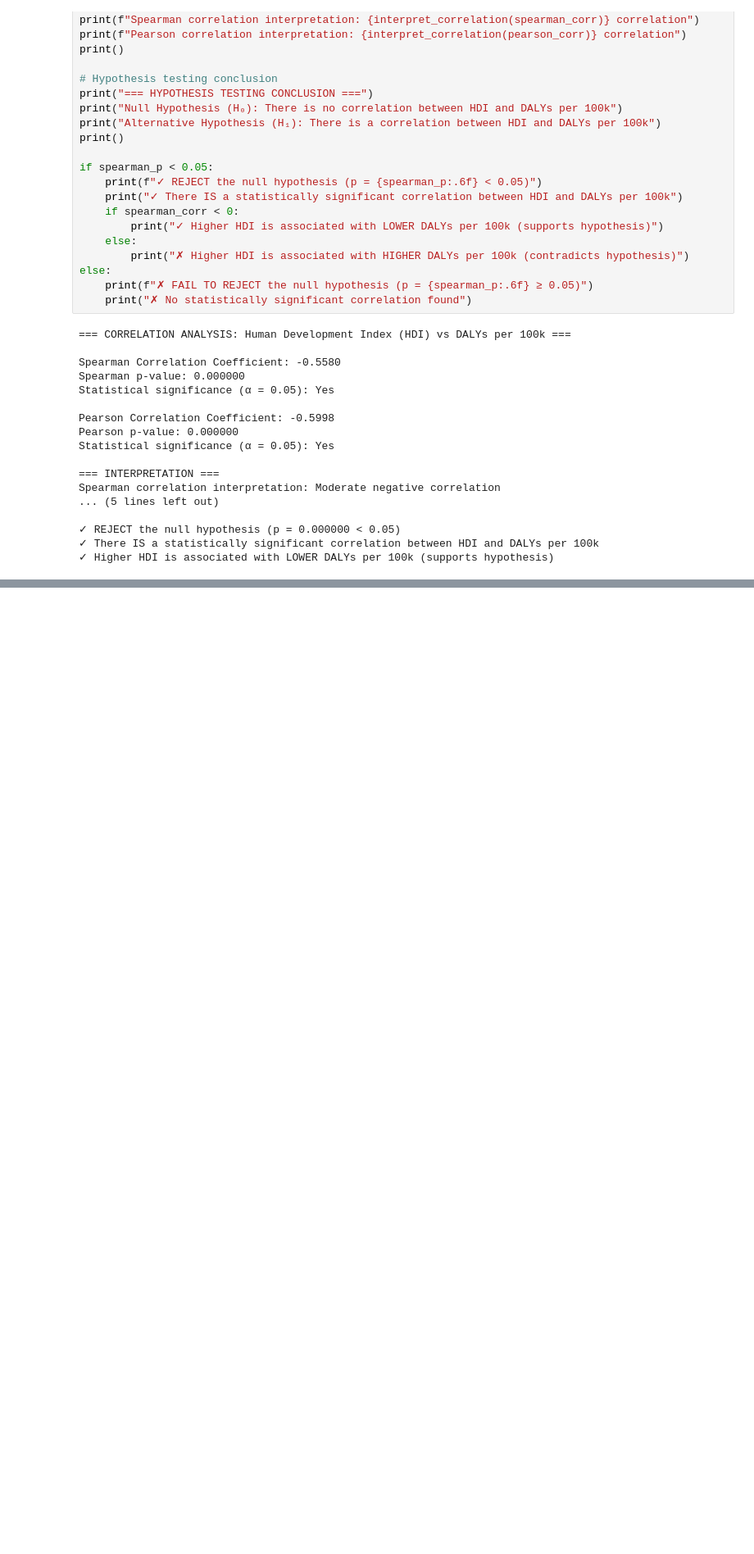
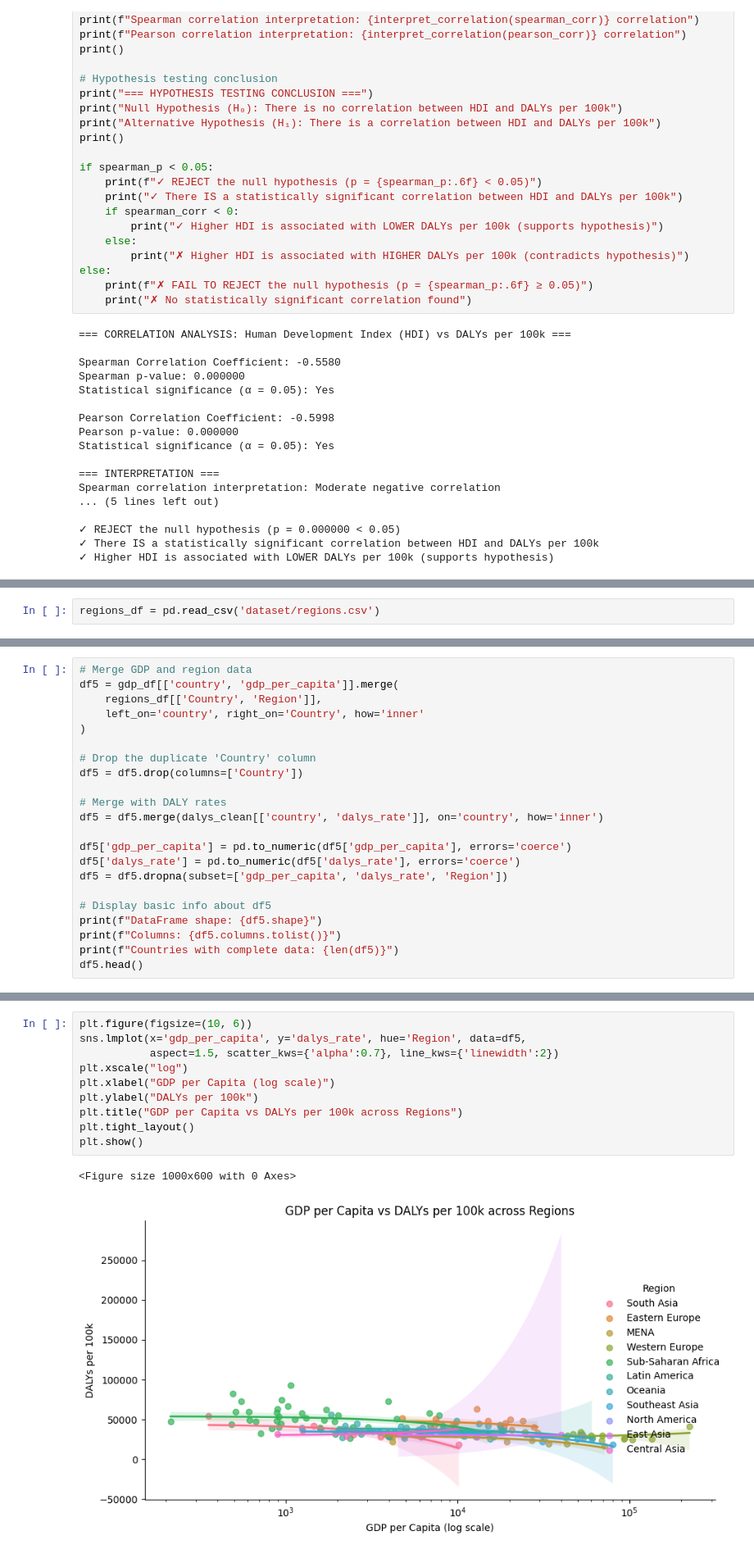
Before and after one commit to AimanIskndr/bdata-daly-socioeconomic, a Jupyter notebook: analysis.ipynb, the cells around one changed output, grey strips where cells are left out. Shown: that part at 82% size. Saved outputs shown, nothing was run; the diff lists cells and outputs as text; blank space fills up the shorter version.

```diff
--- a/analysis.ipynb
+++ b/analysis.ipynb
@@ -430,0 +653,2 @@ Spearman correlation interpretation: Moderate negative correlation
+# %%
+regions_df = pd.read_csv('dataset/regions.csv')
@@ -430,0 +666,22 @@ Spearman correlation interpretation: Moderate negative correlation
+# %%
+# Merge GDP and region data
+df5 = gdp_df[['country', 'gdp_per_capita']].merge(
+    regions_df[['Country', 'Region']],
+    left_on='country', right_on='Country', how='inner'
+)
+
+# Drop the duplicate 'Country' column
+df5 = df5.drop(columns=['Country'])
+
+# Merge with DALY rates
+df5 = df5.merge(dalys_clean[['country', 'dalys_rate']], on='country', how='inner')
+
+df5['gdp_per_capita'] = pd.to_numeric(df5['gdp_per_capita'], errors='coerce')
+df5['dalys_rate'] = pd.to_numeric(df5['dalys_rate'], errors='coerce')
+df5 = df5.dropna(subset=['gdp_per_capita', 'dalys_rate', 'Region'])
+
+# Display basic info about df5
+print(f"DataFrame shape: {df5.shape}")
+print(f"Columns: {df5.columns.tolist()}")
+print(f"Countries with complete data: {len(df5)}")
+df5.head()
@@ -430,0 +728,13 @@ Spearman correlation interpretation: Moderate negative correlation
+# %%
+plt.figure(figsize=(10, 6))
+sns.lmplot(x='gdp_per_capita', y='dalys_rate', hue='Region', data=df5,
+           aspect=1.5, scatter_kws={'alpha':0.7}, line_kws={'linewidth':2})
+plt.xscale("log")
+plt.xlabel("GDP per Capita (log scale)")
+plt.ylabel("DALYs per 100k")
+plt.title("GDP per Capita vs DALYs per 100k across Regions")
+plt.tight_layout()
+plt.show()
+# %% [output]
+<Figure size 1000x600 with 0 Axes>
+[figure, added]
```
Also changed, not shown: parts of 17 cells of this notebook, 6 other files.
